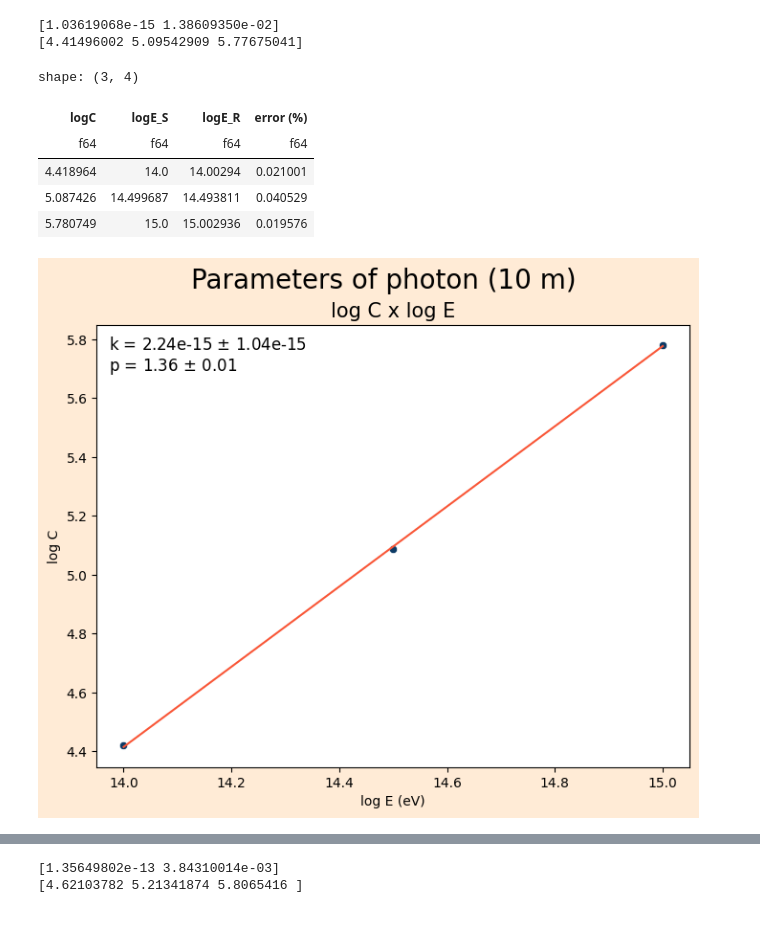
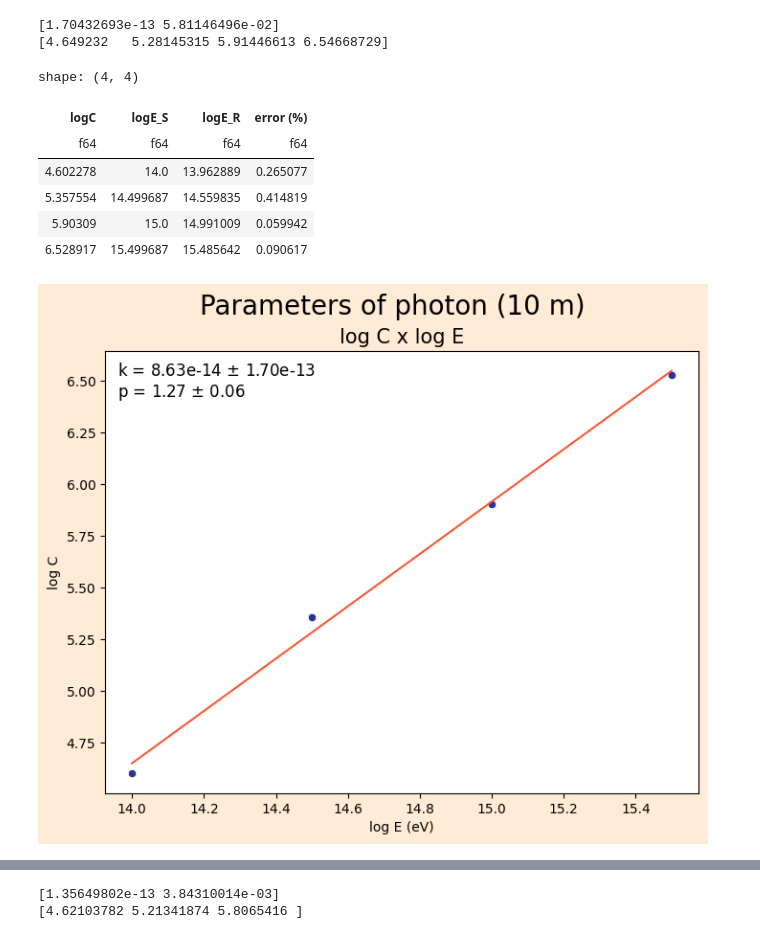
Before and after one commit to lucas-orfei/mestrado, a Jupyter notebook: array_3det.ipynb, the cells around one changed output, grey strips where cells are left out. Drawn from its saved outputs; the diff is of its cells as text; code cells hidden in the pictures.

```diff
--- a/array_3det.ipynb
+++ b/array_3det.ipynb
@@ -9,7 +9,7 @@ from scipy.optimize import curve_fit
 import re
 import math
 # %%
-caminho_arquivo = "tratados_3det/oxygen/oxygen3.16E15"
+caminho_arquivo = "tratados_3det/photon/photon3.16E15"
 
 def processar_arquivo(nome_arquivo):
     # Listas para armazenar as detecções por tipo de partícula e por detector
@@ -220,0 +223,21 @@ shape: (74, 12)
+# %%
+def calcular_s(rho_i, rho_j, r_i, r_j):
+    log_rho_diff = pl.col(rho_i).log() - pl.col(rho_j).log()
+    log_r_diff = pl.col(r_i).abs().log() - pl.col(r_j).abs().log()
+
+    s_expr = pl.when((log_rho_diff == 0) & (log_r_diff == 0)) \
+              .then(0) \
+              .otherwise(-log_rho_diff / log_r_diff)
+
+    return s_expr
+
+df = df.with_columns([
+    calcular_s("rho1", "rho2", "r1_b", "r2_b").alias("s1"),
+    calcular_s("rho2", "rho3", "r2_b", "r3_b").alias("s2"),
+    calcular_s("rho1", "rho3", "r1_b", "r3_b").alias("s3"),
+])
+
+df = df.with_columns(
+    df.select(["s1", "s2", "s3"]).mean_horizontal().alias("s_mean")
+)
+df
@@ -334,8 +431,8 @@ ax.legend(['detectors', 'barycenters'], edgecolor = 'black', fontsize = 12, loc
 # Fit do fóton
 from scipy.optimize import curve_fit
 
-C = [2.624E4, 1.223E5, 6.036E5]
-E = [1E14, 3.16E14, 1E15]
+C = [4.00201e+04, 2.278e+05, 8E5, 3.38e+06]
+E = [1E14, 3.16E14, 1E15, 3.16E15]
 
 logC = np.log10(C)
 logE = np.log10(E)
@@ -361,41 +458,42 @@ initial_guess = [1,1]
 coefficients_photon, cov = curve_fit(power, E, np.log10(C), p0=initial_guess)
 
 inc = np.sqrt(np.diag(cov))
 print(np.sqrt(np.diag(cov)))
 
 print(power(E,*coefficients_photon))
 
 ax.plot(logE, power(E,*coefficients_photon), color = '#F95738')
-sns.scatterplot(x = logE, y = logC, color = '#0D3B66', ax = ax)
+sns.scatterplot(x = logE, y = logC, color = '#29339B', ax = ax)
 
 ax.legend(title = 'k = {:.2e} $\pm$ {:.2e}\np = {:.2f} $\pm$ {:.2f}'
           .format(coefficients_photon[0],inc[0],coefficients_photon[1],inc[1]),
           title_fontsize = 12,facecolor = 'white', frameon = False)
 
 
 logE_0_array = ((np.log10(C/coefficients_photon[0]))/coefficients_photon[1])
 
 logE_0 = logE_0_array.tolist()
 
 data = {
     'logC':logC,
     'logE_S':logE,
     'logE_R':logE_0
 }
 
-df = pl.DataFrame(data)
+df_photon = pl.DataFrame(data)
 
-df = df.with_columns(
+df_photon = df_photon.with_columns(
         abs((((pl.col('logE_R')-pl.col('logE_S'))/pl.col('logE_S'))*100)).alias('error (%)')
 )
-df
+df_photon
 # %% [output]
-[1.03619068e-15 1.38609350e-02]
-[4.41496002 5.09542909 5.77675041]
+[1.70432693e-13 5.81146496e-02]
+[4.649232   5.28145315 5.91446613 6.54668729]
-shape: (3, 4)
+shape: (4, 4)
 | logC | logE_S | logE_R | error (%) |
 | f64 | f64 | f64 | f64 |
-| 4.418964 | 14.0 | 14.00294 | 0.021001 |
-| 5.087426 | 14.499687 | 14.493811 | 0.040529 |
-| 5.780749 | 15.0 | 15.002936 | 0.019576 |
+| 4.602278 | 14.0 | 13.962889 | 0.265077 |
+| 5.357554 | 14.499687 | 14.559835 | 0.414819 |
+| 5.90309 | 15.0 | 14.991009 | 0.059942 |
+| 6.528917 | 15.499687 | 15.485642 | 0.090617 |
-[figure, old version]
+[figure, new version]
```
Also changed, not shown: parts of 22 cells of this notebook.
